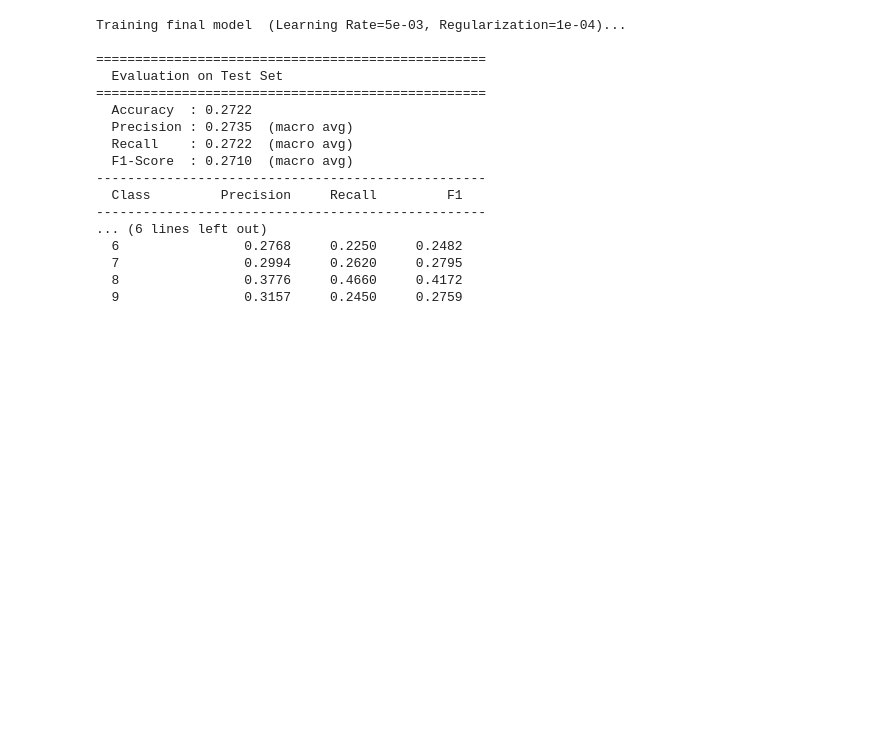
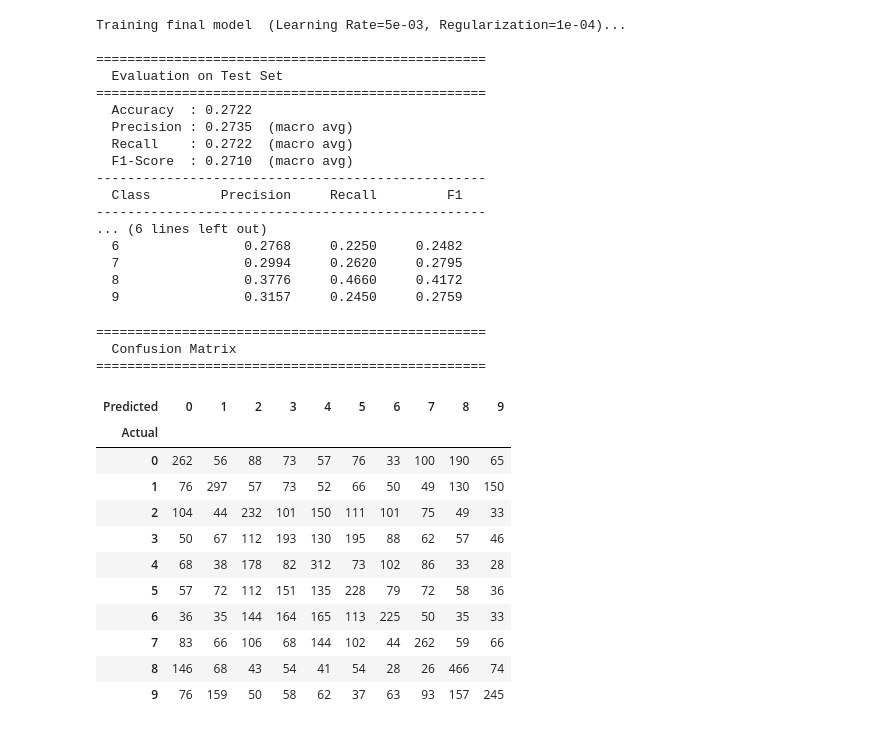
Before and after one commit to Junsky2/CG_assignment_linear_classifier, a Jupyter notebook: LinearClassifier.ipynb, the cells around one changed output. Drawn from its saved outputs; the diff is of its cells as text; code cells hidden in the pictures; blank space fills up the shorter version.

```diff
--- a/LinearClassifier.ipynb
+++ b/LinearClassifier.ipynb
@@ -299,3 +299,45 @@ Training final model  (Learning Rate=5e-03, Regularization=1e-04)...
   7                0.2994     0.2620     0.2795
   8                0.3776     0.4660     0.4172
   9                0.3157     0.2450     0.2759
+# %%
+# ============================================================
+# 8. 오차 행렬 (Confusion Matrix) 출력
+# ============================================================
+import pandas as pd
+from sklearn.metrics import confusion_matrix
+from IPython.display import display
+
+print("\n" + "="*50)
+print("  Confusion Matrix")
+print("="*50)
+
+# 1. 테스트 세트에 대한 최종 예측값 생성
+final_preds = final_clf.predict(X_test)
+
+# 2. 오차 행렬 계산 (실제 정답 vs 모델 예측값)
+conf_mat = confusion_matrix(y_test_raw, final_preds)
+
+# 3. 데이터프레임(표)으로 변환 (인덱스와 컬럼에 이름표 달기)
+class_names = ["0", "1", "2", "3", "4", "5", "6", "7", "8", "9"]
+df_cm = pd.DataFrame(conf_mat, index=class_names, columns=class_names)
+df_cm.index.name = 'Actual'
+df_cm.columns.name = 'Predicted'
+
+# 4. 표 출력
+display(df_cm)
+# %% [output]
+==================================================
+  Confusion Matrix
+==================================================
+| Predicted | 0 | 1 | 2 | 3 | 4 | 5 | 6 | 7 | 8 | 9 |
+| Actual |  |  |  |  |  |  |  |  |  |  |
+| 0 | 262 | 56 | 88 | 73 | 57 | 76 | 33 | 100 | 190 | 65 |
+| 1 | 76 | 297 | 57 | 73 | 52 | 66 | 50 | 49 | 130 | 150 |
+| 2 | 104 | 44 | 232 | 101 | 150 | 111 | 101 | 75 | 49 | 33 |
+| 3 | 50 | 67 | 112 | 193 | 130 | 195 | 88 | 62 | 57 | 46 |
+| 4 | 68 | 38 | 178 | 82 | 312 | 73 | 102 | 86 | 33 | 28 |
+| 5 | 57 | 72 | 112 | 151 | 135 | 228 | 79 | 72 | 58 | 36 |
+| 6 | 36 | 35 | 144 | 164 | 165 | 113 | 225 | 50 | 35 | 33 |
+| 7 | 83 | 66 | 106 | 68 | 144 | 102 | 44 | 262 | 59 | 66 |
+| 8 | 146 | 68 | 43 | 54 | 41 | 54 | 28 | 26 | 466 | 74 |
+| 9 | 76 | 159 | 50 | 58 | 62 | 37 | 63 | 93 | 157 | 245 |
```
